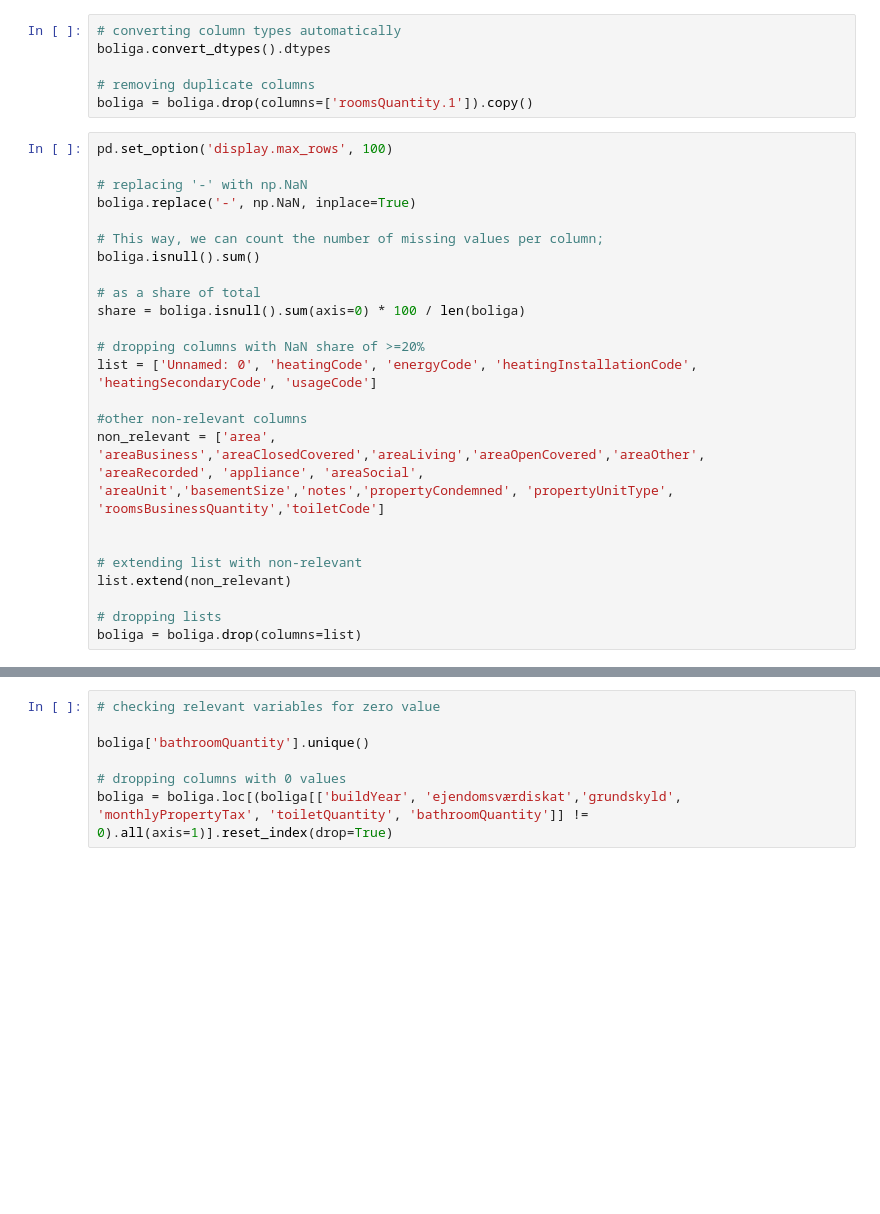
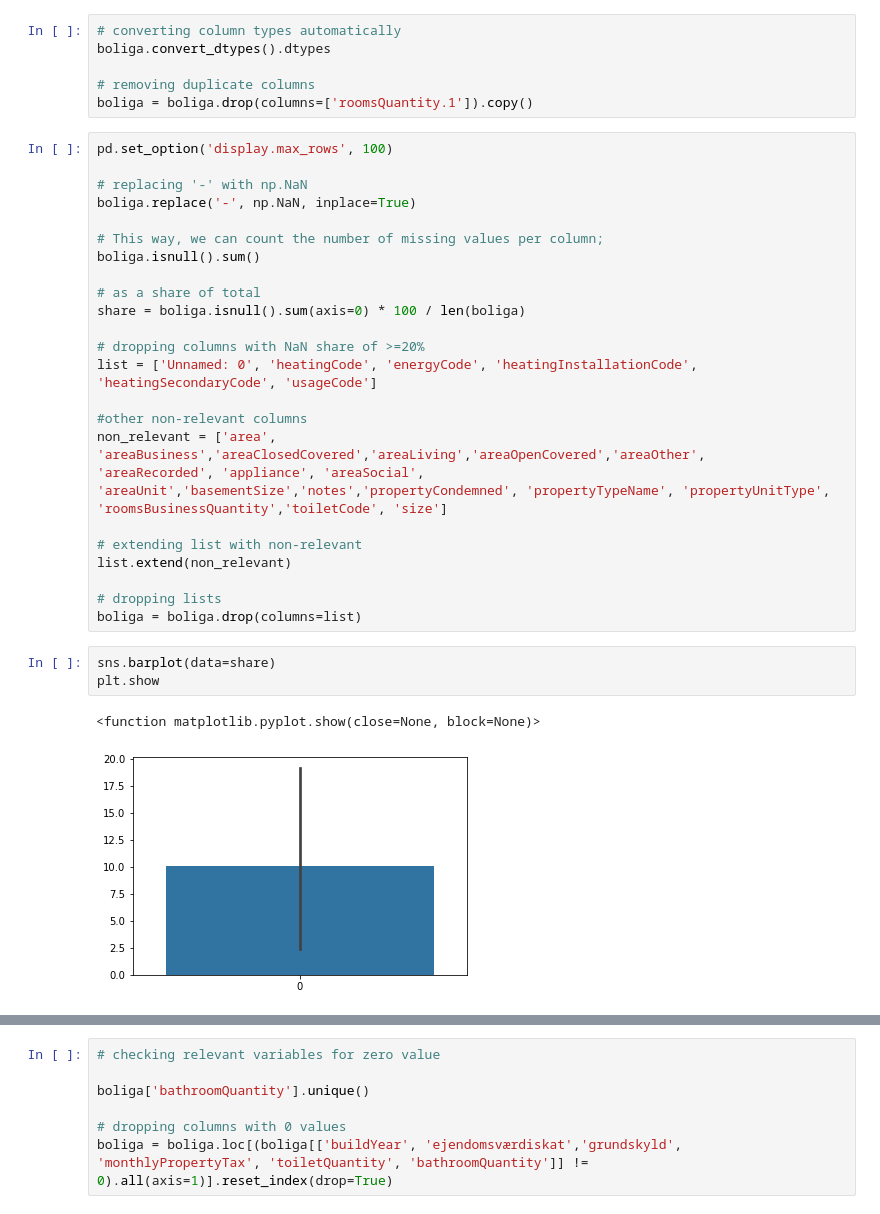
Before and after one commit to yapicikerem/ISDS_G9, a Jupyter notebook: Exam_G9.ipynb, the cells around one changed output, grey strips where cells are left out. Saved outputs shown, nothing was run; the diff lists cells and outputs as text; blank space fills up the shorter version.

```diff
--- a/Exam_G9.ipynb
+++ b/Exam_G9.ipynb
@@ -80,12 +80,17 @@ list = ['Unnamed: 0', 'heatingCode', 'energyCode', 'heatingInstallationCode', 'h
 
 #other non-relevant columns
 non_relevant = ['area', 'areaBusiness','areaClosedCovered','areaLiving','areaOpenCovered','areaOther',
-'areaRecorded', 'appliance', 'areaSocial', 'areaUnit','basementSize','notes','propertyCondemned', 'propertyUnitType', 'roomsBusinessQuantity','toiletCode']
-
+'areaRecorded', 'appliance', 'areaSocial', 'areaUnit','basementSize','notes','propertyCondemned', 'propertyTypeName', 'propertyUnitType', 'roomsBusinessQuantity','toiletCode', 'size']
 
 # extending list with non-relevant
 list.extend(non_relevant)
 
 # dropping lists
 boliga = boliga.drop(columns=list)
+# %%
+sns.barplot(data=share)
+plt.show
+# %% [output]
+<function matplotlib.pyplot.show(close=None, block=None)>
+[figure, added]
 # %%
```
Also changed, not shown: parts of 3 cells of this notebook, 1 other file.
